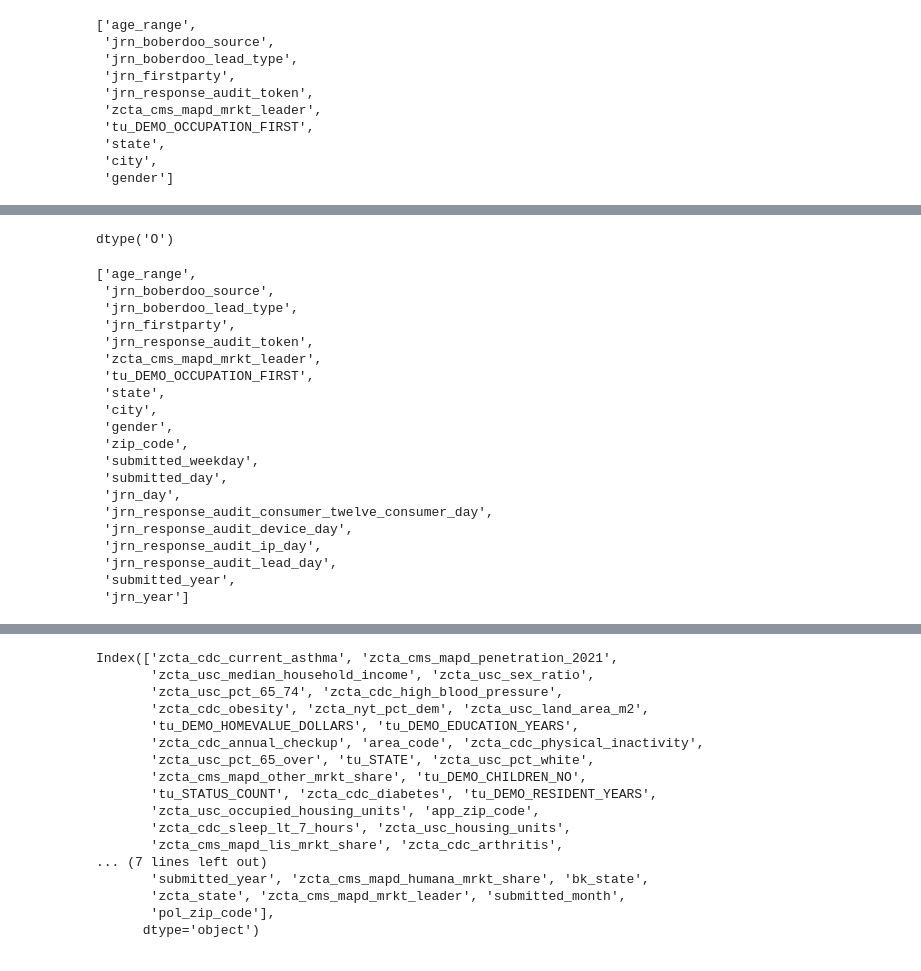
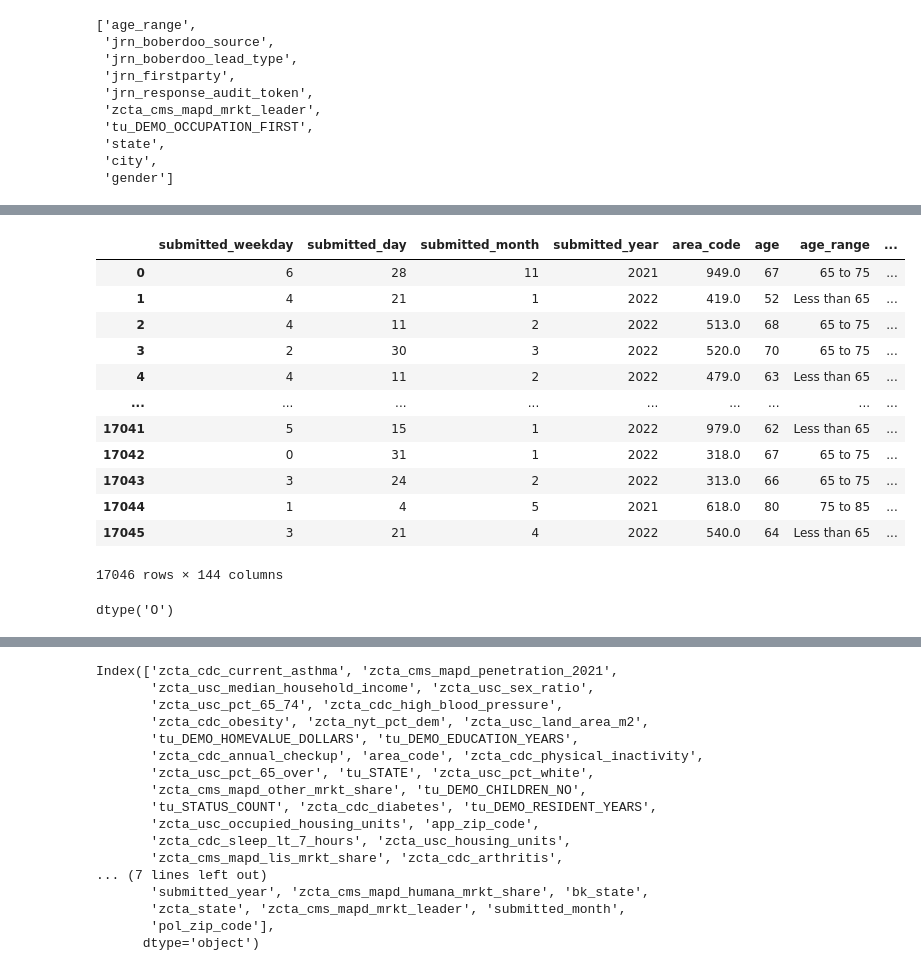
Before and after one commit to jawhar-healthcare/MedicareAdvantage_Pre_Conversion_LTV, a Jupyter notebook: model_dev.ipynb, the cells around one changed output, grey strips where cells are left out. Drawn from its saved outputs; the diff is of its cells as text; code cells hidden in the pictures.

```diff
--- a/model_dev.ipynb
+++ b/model_dev.ipynb
@@ -167,30 +114,23 @@ TypeError: ufunc 'isnan' not supported for the input types, and the inputs could
+# %%
+X_train
+# %% [output]
+|  | submitted_weekday | submitted_day | submitted_month | submitted_year | area_code | age | age_range | ... |
+| 0 | 6 | 28 | 11 | 2021 | 949.0 | 67 | 65 to 75 | ... |
+| 1 | 4 | 21 | 1 | 2022 | 419.0 | 52 | Less than 65 | ... |
+| 2 | 4 | 11 | 2 | 2022 | 513.0 | 68 | 65 to 75 | ... |
+| 3 | 2 | 30 | 3 | 2022 | 520.0 | 70 | 65 to 75 | ... |
+| 4 | 4 | 11 | 2 | 2022 | 479.0 | 63 | Less than 65 | ... |
+| ... | ... | ... | ... | ... | ... | ... | ... | ... |
+| 17041 | 5 | 15 | 1 | 2022 | 979.0 | 62 | Less than 65 | ... |
+| 17042 | 0 | 31 | 1 | 2022 | 318.0 | 67 | 65 to 75 | ... |
+| 17043 | 3 | 24 | 2 | 2022 | 313.0 | 66 | 65 to 75 | ... |
+| 17044 | 1 | 4 | 5 | 2021 | 618.0 | 80 | 75 to 85 | ... |
+| 17045 | 3 | 21 | 4 | 2022 | 540.0 | 64 | Less than 65 | ... |
+17046 rows × 144 columns
 # %%
 X_train.zip_code.dtype
 # %% [output]
 dtype('O')
-# %%
-categorical_cols
-# %% [output]
-['age_range',
- 'jrn_boberdoo_source',
- 'jrn_boberdoo_lead_type',
- 'jrn_firstparty',
- 'jrn_response_audit_token',
- 'zcta_cms_mapd_mrkt_leader',
- 'tu_DEMO_OCCUPATION_FIRST',
- 'state',
- 'city',
- 'gender',
- 'zip_code',
- 'submitted_weekday',
- 'submitted_day',
- 'jrn_day',
- 'jrn_response_audit_consumer_twelve_consumer_day',
- 'jrn_response_audit_device_day',
- 'jrn_response_audit_ip_day',
- 'jrn_response_audit_lead_day',
- 'submitted_year',
- 'jrn_year']
 # %%
 model = catboost.CatBoostRegressor(
     iterations=500,
```
Also changed, not shown: parts of 16 cells of this notebook.
